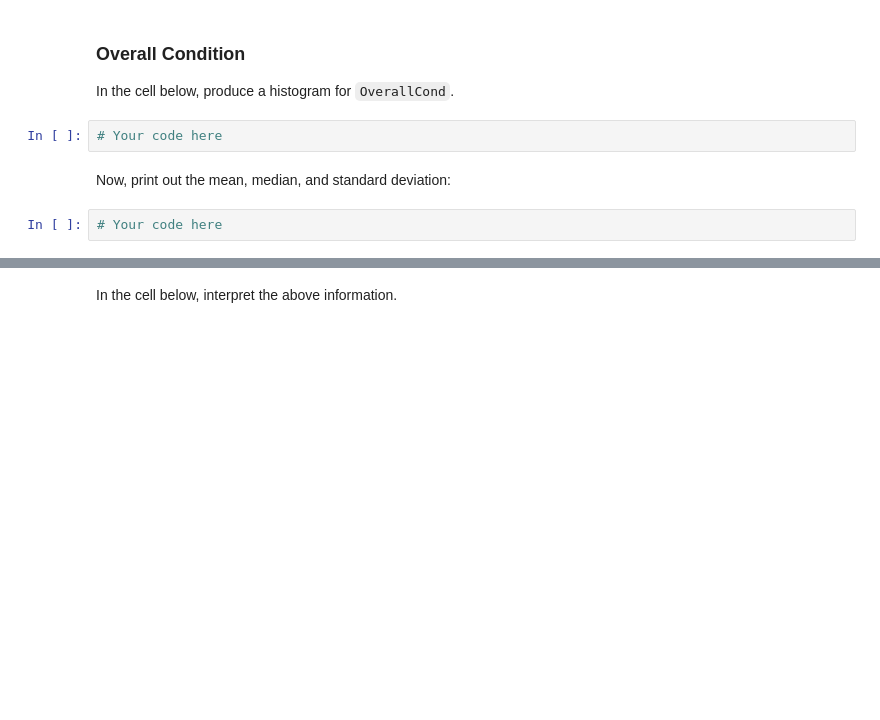
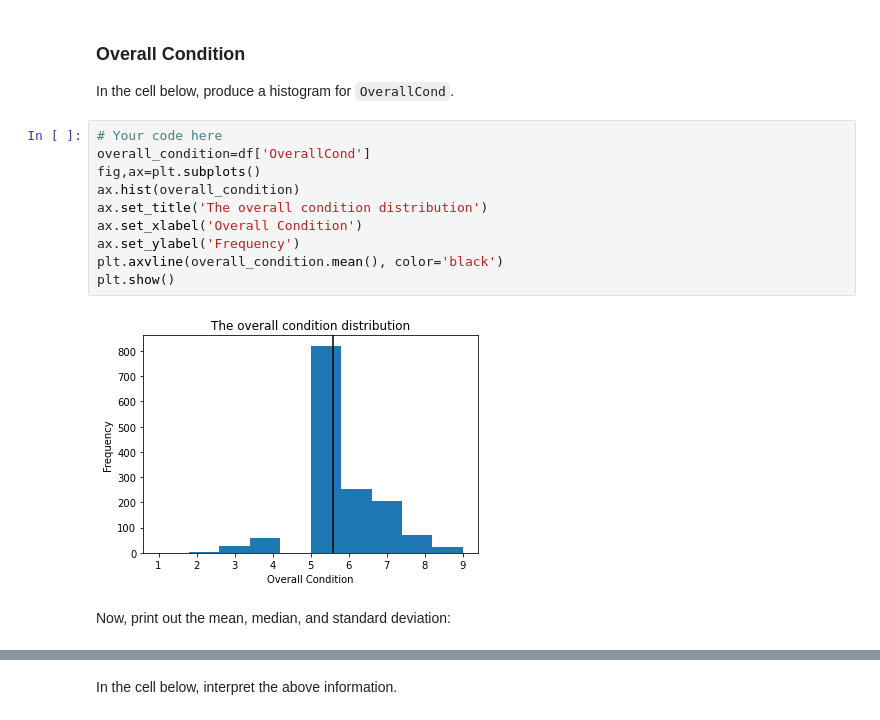
Before and after one commit to OswaldCc/dsc-pandas-eda-lab, a Jupyter notebook: index.ipynb, the cells around one changed output, grey strips where cells are left out. Drawn from its saved outputs; the diff is of its cells as text; blank space fills up the shorter version.

```diff
--- a/index.ipynb
+++ b/index.ipynb
@@ -218,9 +239,17 @@ None
 ### Overall Condition
 
 In the cell below, produce a histogram for `OverallCond`.
-# %%
-# Your code here
+# %%
+# Your code here
+overall_condition=df['OverallCond']
+fig,ax=plt.subplots()
+ax.hist(overall_condition)
+ax.set_title('The overall condition distribution')
+ax.set_xlabel('Overall Condition')
+ax.set_ylabel('Frequency')
+plt.axvline(overall_condition.mean(), color='black')
+plt.show()
+# %% [output]
+[figure, added]
 # %% [markdown]
 Now, print out the mean, median, and standard deviation:
-# %%
-# Your code here
```
Also changed, not shown: parts of 14 cells of this notebook.
